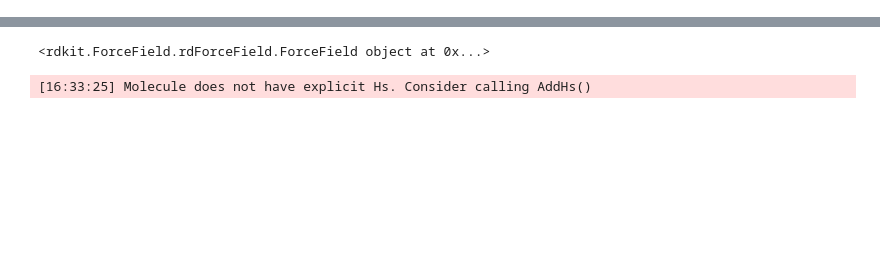
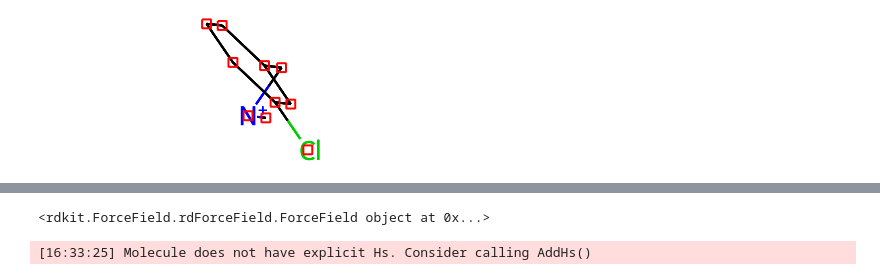
Before and after one commit to jgxs/bridge_ring_dataset, a Jupyter notebook: Bridged_ring/PDB_rings/lig_in_pdb/phe2bch.ipynb, the cells around one changed output, grey strips where cells are left out. Drawn from its saved outputs; the diff is of its cells as text; code cells hidden in the pictures; blank space fills up the shorter version.

```diff
--- a/Bridged_ring/PDB_rings/lig_in_pdb/phe2bch.ipynb
+++ b/Bridged_ring/PDB_rings/lig_in_pdb/phe2bch.ipynb
@@ -252,8 +253,0 @@ ValueError: No matching found
-# %%
-key='0N3'
-pdbid='4e3i'
-lig_smi=ligands_smi[key][0]
-pdb_file_path=f"/home/chengyj/kinase_work/dataset/Bridged_ring/PDB_rings/lig_in_pdb/pdb_dataset/pdb/pdb{pdbid}.ent"
-lig_Block = pdb_2_lig_block(pdb_file_path,key,lig_smi)
-test = phe2bch_topdb_test(lig_smi,lig_Block,f"{key}_{pdbid}.pdb")
-drawit(test)
@@ -266,3 +254,9 @@ drawit(test)
+# %%
+mol_file = Chem.MolFromPDBBlock(lig_Block,sanitize=False,flavor=1)
+Chem.AddHs(mol_file)
+mol_file
+# %% [output]
+[figure, added]
 # %%
 smi0,refpdb,name = lig_smi,lig_Block,f"{key}_{pdbid}.pdb"
 mol = phe2bch_test(smi0)
```
Also changed, not shown: parts of 10 cells of this notebook, 2 other files.
